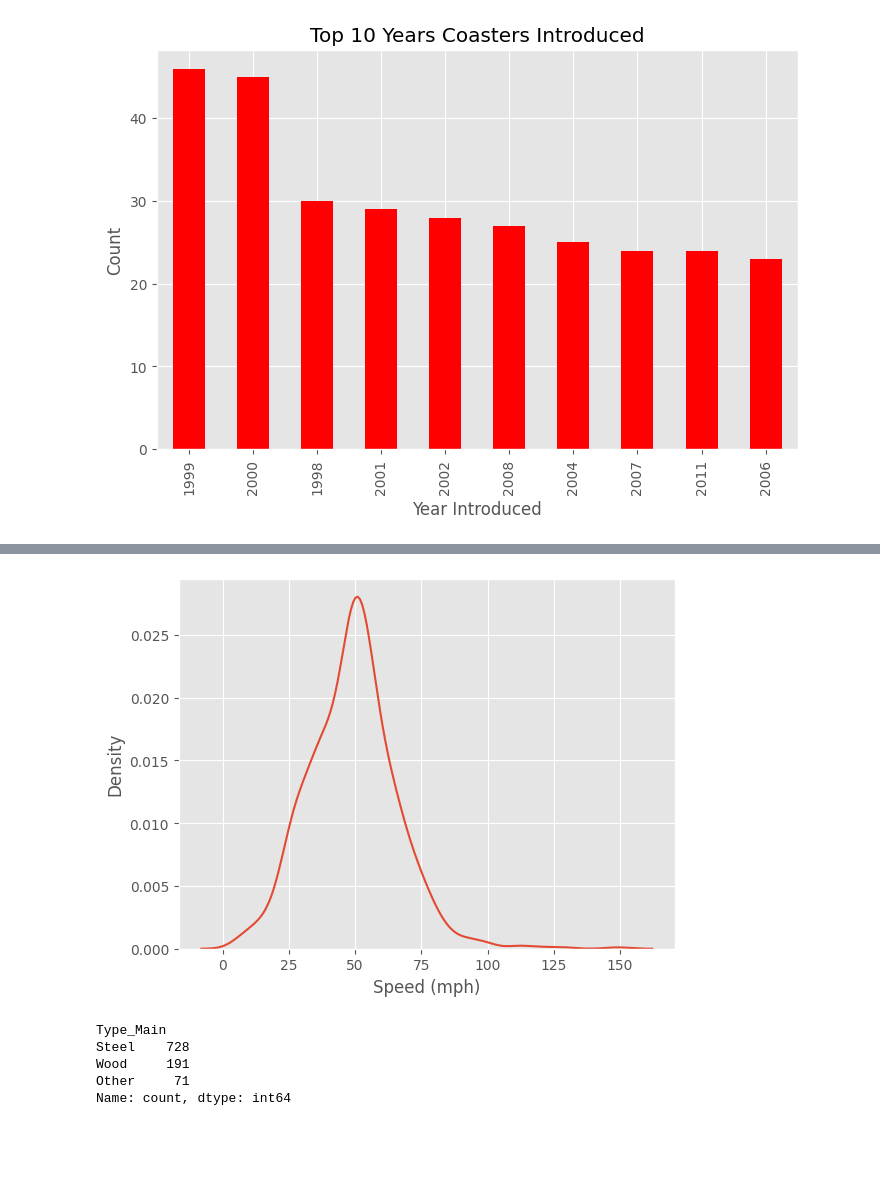
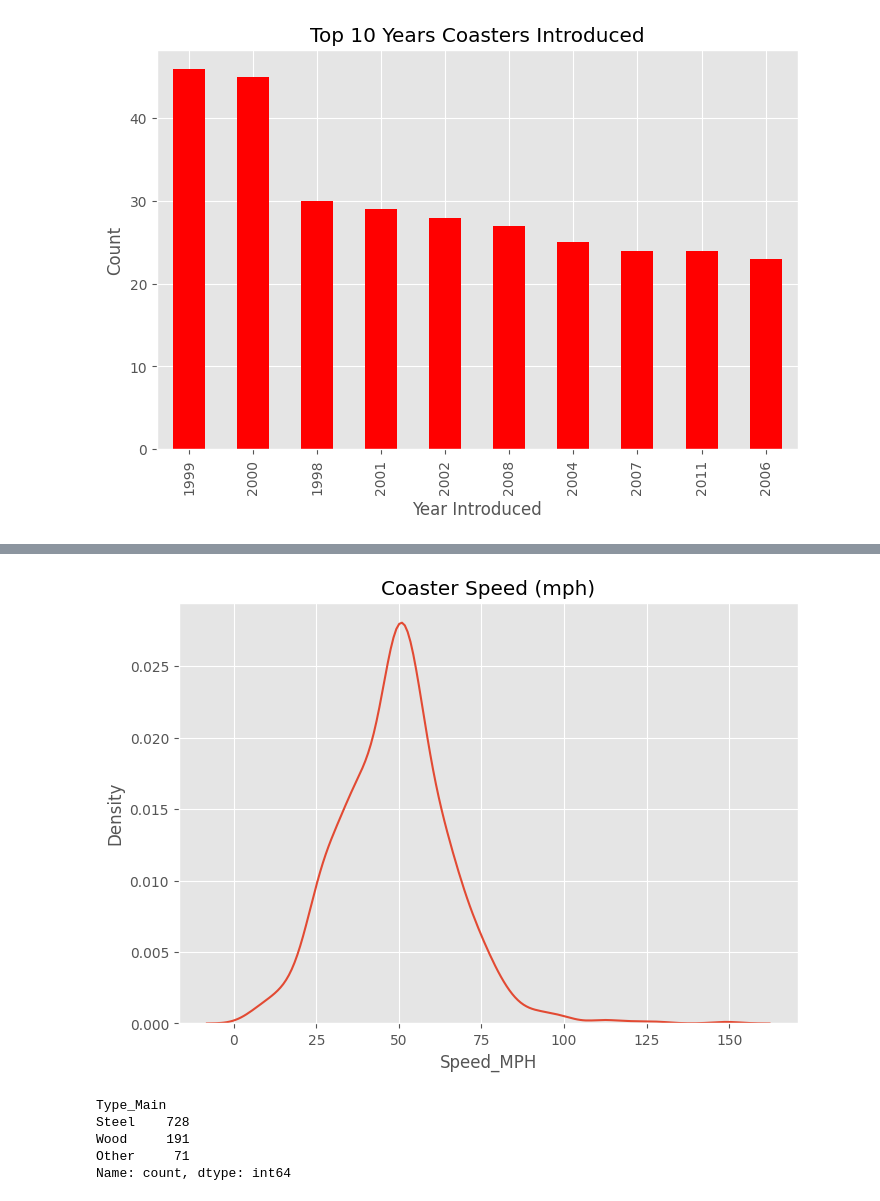
Before and after one commit to JonathanDuarteGH/rollarcoaster-data-exercise, a Jupyter notebook: notebooks/rollarcoaster_data_analysis.ipynb, the cells around one changed output, grey strips where cells are left out. Saved outputs shown, nothing was run; the diff lists cells and outputs as text; code cells hidden in the pictures; blank space fills up the shorter version.

```diff
--- a/notebooks/rollarcoaster_data_analysis.ipynb
+++ b/notebooks/rollarcoaster_data_analysis.ipynb
@@ -257,11 +260,11 @@ plt.savefig('../reports/figures/Coaster_Speed.pdf', format='pdf')
 # %%
-ax = sns.kdeplot(df['Speed_MPH'])
-ax.set_title=('Coaster Speed (mph)')
-ax.set_xlabel('Speed (mph)')
+fig, ax = plt.subplots(figsize=(7, 5), constrained_layout=True)
+
+ax = sns.kdeplot(data=df['Speed_MPH']).set_title('Coaster Speed (mph)')
 
 plt.savefig('../reports/figures/Coaster_Speed_KDE.pdf', format='pdf')
 # %% [output]
-[figure, old version]
+[figure, new version]
 # %%
 print(df['Type_Main'].value_counts())
 # %% [output]
```
Also changed, not shown: parts of 8 cells of this notebook, 8 other files.
